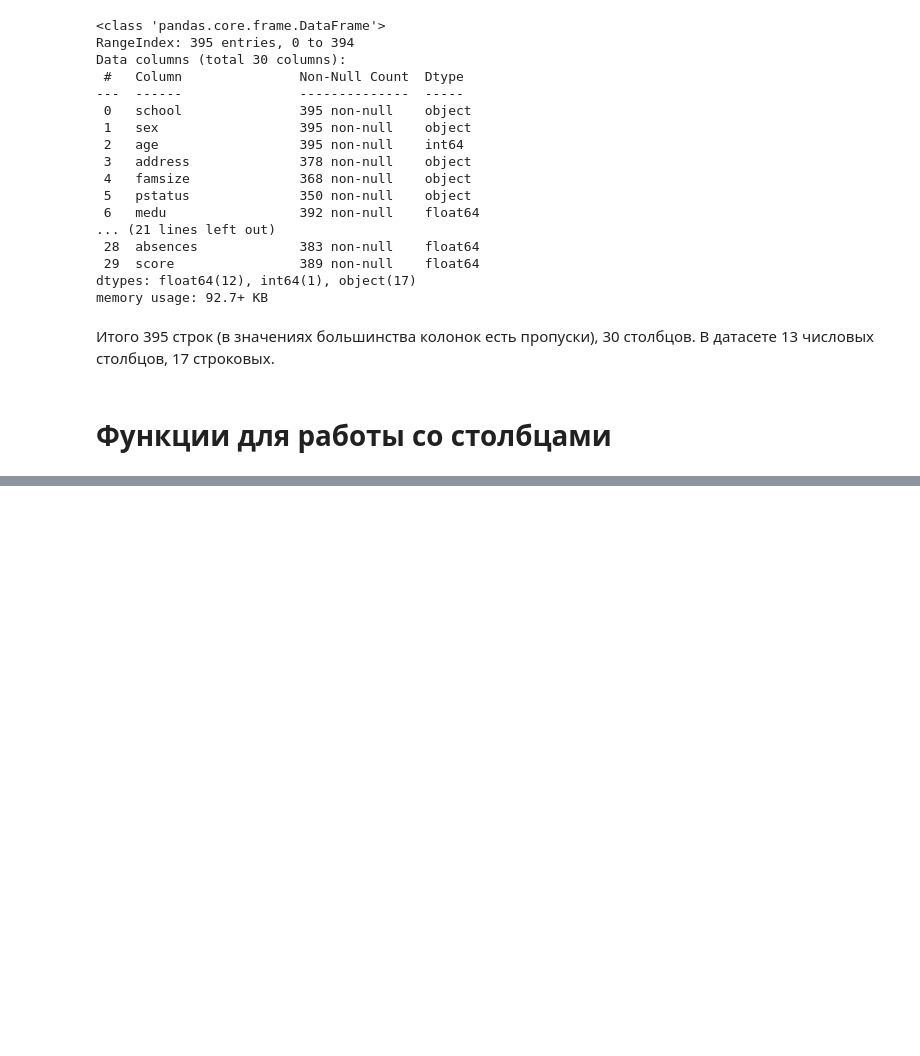
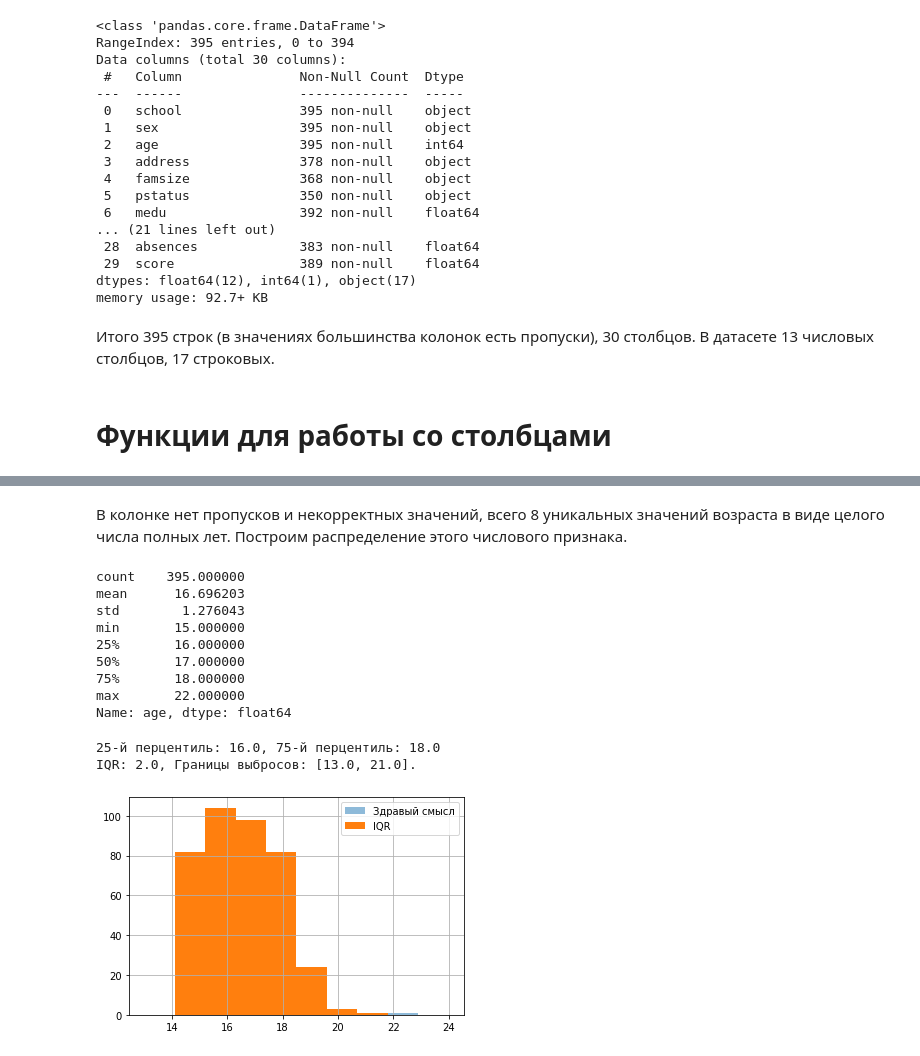
Before and after one commit to mshashanov/skillfactory_rds, a Jupyter notebook: module_2/eda_stud_math.ipynb, the cells around one changed output, grey strips where cells are left out. Saved outputs shown, nothing was run; the diff lists cells and outputs as text; code cells hidden in the pictures; blank space fills up the shorter version.

```diff
--- a/module_2/eda_stud_math.ipynb
+++ b/module_2/eda_stud_math.ipynb
@@ -64,18 +70,18 @@ def get_absence_number(col):
 def check_discrete_values(col, list_values):
     col_err = col[~col.isin(list_values) & ~col.isnull()]
     if col_err.size == 0:
-        print('Данные корректные.')
+        print('Данные корректны.')
     else:
-        print('Данные не корректные:', col_err.value_counts())
+        print('Данные не корректны:', col_err.value_counts())
 
 
 def check_continuous_values(col, list_borders):
     list_borders.sort()
     col_err = col[(col < list_borders[0]) | (col > list_borders[1]) & ~col.isnull()]
     if col_err.size == 0:
-        print('Данные корректные.')
+        print('Данные корректны.')
     else:
-        print('Данные не корректные:', col_err.value_counts())
+        print('Данные не корректны:', col_err.value_counts())
 
 
 # col.replace(40, 4, inplace=True)
@@ -101,3 +107,20 @@ def print_column_info(col):
     print(f'Количество пропусков: {get_absence_number(col)}')
     print(f'Количество уникальных значений: {col.nunique()}')
     print(f'Количество значений, встретившихся более 10 раз: {(col.value_counts()>10).sum()}')
+
+
+def print_column_hist(col, list_borders):
+    display(col.describe())
+    list_perc = get_percentiles(col)
+    print(f'25-й перцентиль: {list_perc[0][0]},', f'75-й перцентиль: {list_perc[0][1]}',
+          f'\nIQR: {list_perc[-1]},', f'Границы выбросов: [{list_perc[1][0]}, {list_perc[1][1]}].')
+    # col.hist(bins=8, range=list_borders, label='IQR')
+    list_borders_plot = (list_borders[0] - 2, list_borders[1] + 2)
+    col.loc[col.between(list_borders[0], list_borders[1])].hist(alpha=0.5,
+                                                                #bins=10,
+                                                                range=list_borders_plot,
+                                                                label='Здравый смысл')
+    col.loc[col.between(list_perc[1][0], list_perc[1][1])].hist(#bins=10,
+                                                                range=list_borders_plot,
+                                                                label='IQR')
+    plt.legend()
@@ -113,0 +164,4 @@ Name: pstatus, dtype: int64
+# %%
+col_name = 'age'
+check_discrete_values(df[col_name], range(15,23))
+print_column_info(df[col_name])
@@ -113,0 +183,18 @@ Name: pstatus, dtype: int64
+# %% [markdown]
+В колонке нет пропусков и некорректных значений, всего 8 уникальных значений возраста в виде целого числа полных лет.
+Построим распределение этого числового признака.
+# %%
+print_column_hist(df[col_name], (15,22))
+# %% [output]
+count    395.000000
+mean      16.696203
+std        1.276043
+min       15.000000
+25%       16.000000
+50%       17.000000
+75%       18.000000
+max       22.000000
+Name: age, dtype: float64
+25-й перцентиль: 16.0, 75-й перцентиль: 18.0
+IQR: 2.0, Границы выбросов: [13.0, 21.0].
+[figure, added]
```
Also changed, not shown: parts of 51 cells of this notebook.
